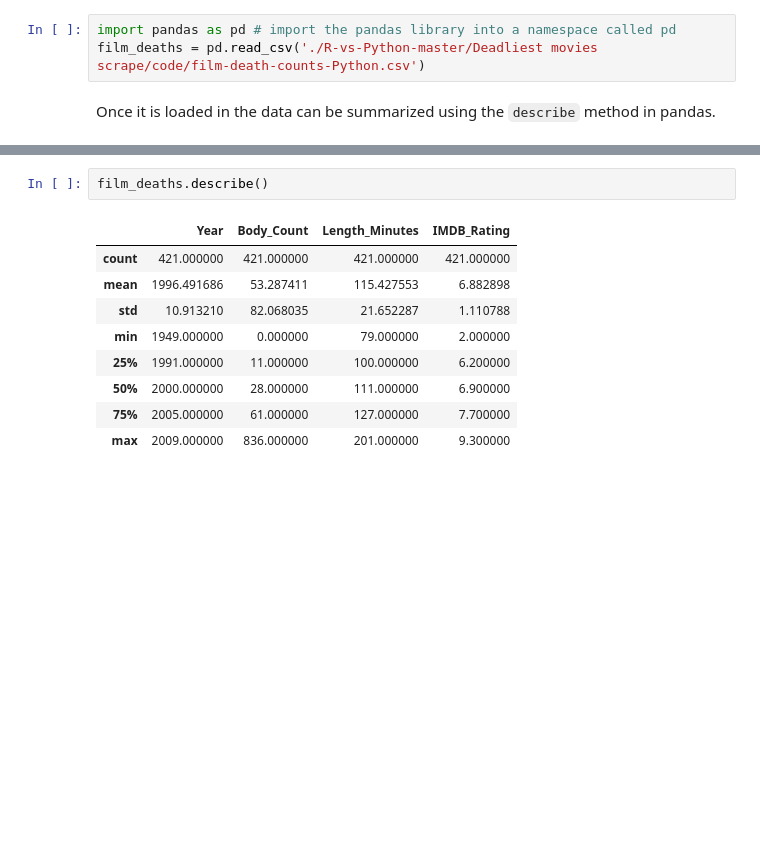
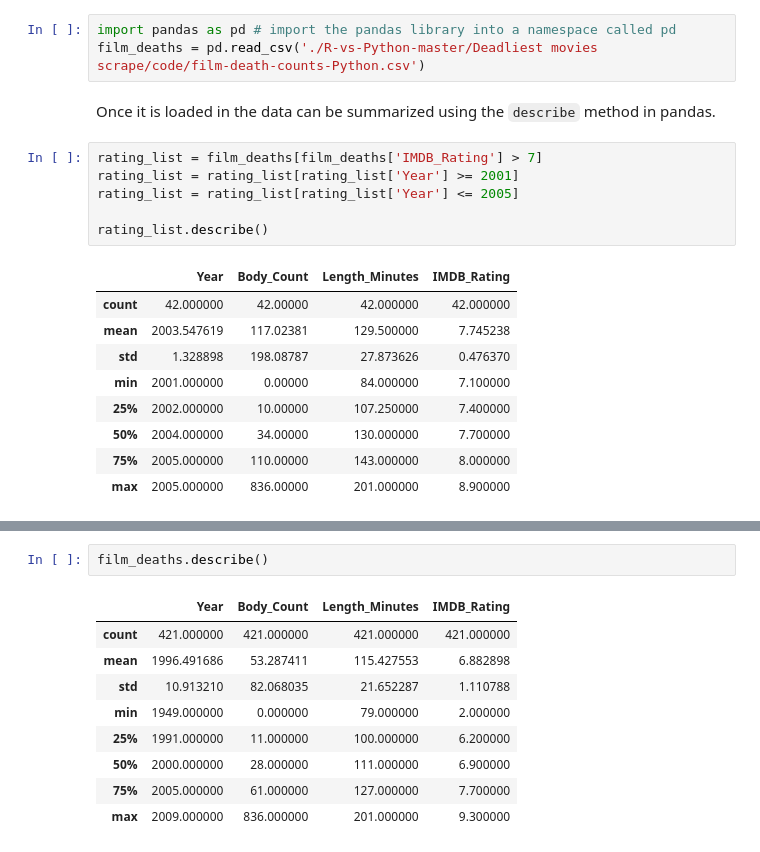
Before and after one commit to gucci-j/MLAI, a Jupyter notebook: Lab 1 - Probability and Introduction to Jupyter Notebooks.ipynb, the cells around one changed output, grey strips where cells are left out. Saved outputs shown, nothing was run; the diff lists cells and outputs as text; blank space fills up the shorter version.

```diff
--- a/Lab 1 - Probability and Introduction to Jupyter Notebooks.ipynb
+++ b/Lab 1 - Probability and Introduction to Jupyter Notebooks.ipynb
@@ -94,3 +94,19 @@ import pandas as pd # import the pandas library into a namespace called pd
 film_deaths = pd.read_csv('./R-vs-Python-master/Deadliest movies scrape/code/film-death-counts-Python.csv')
 # %% [markdown]
 Once it is loaded in the data can be summarized using the `describe` method in pandas.
+# %%
+rating_list = film_deaths[film_deaths['IMDB_Rating'] > 7]
+rating_list = rating_list[rating_list['Year'] >= 2001]
+rating_list = rating_list[rating_list['Year'] <= 2005]
+
+rating_list.describe()
+# %% [output]
+|  | Year | Body_Count | Length_Minutes | IMDB_Rating |
+| count | 42.000000 | 42.00000 | 42.000000 | 42.000000 |
+| mean | 2003.547619 | 117.02381 | 129.500000 | 7.745238 |
+| std | 1.328898 | 198.08787 | 27.873626 | 0.476370 |
+| min | 2001.000000 | 0.00000 | 84.000000 | 7.100000 |
+| 25% | 2002.000000 | 10.00000 | 107.250000 | 7.400000 |
+| 50% | 2004.000000 | 34.00000 | 130.000000 | 7.700000 |
+| 75% | 2005.000000 | 110.00000 | 143.000000 | 8.000000 |
+| max | 2005.000000 | 836.00000 | 201.000000 | 8.900000 |
```
Also changed, not shown: parts of 1 cell of this notebook.
